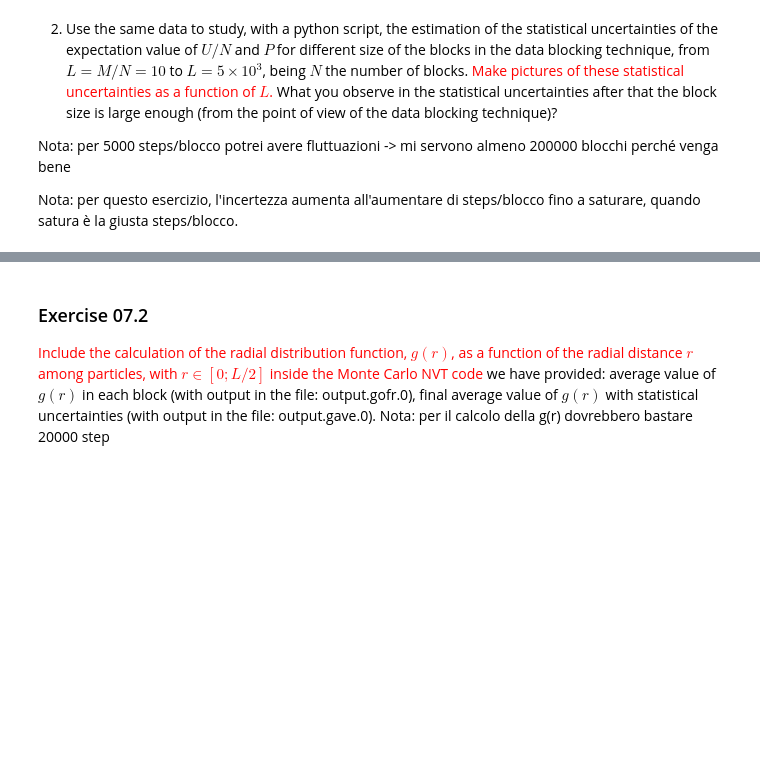
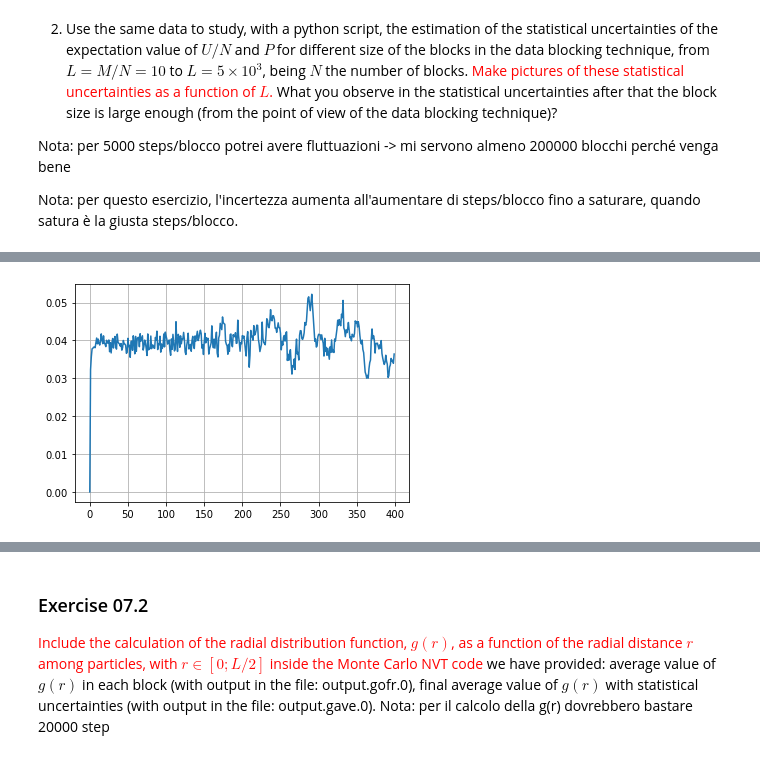
Before and after one commit to Daniele95/LSN, a Jupyter notebook: 7_MonteCarloNVT/LSN_Exercises_07.ipynb, the cells around one changed output, grey strips where cells are left out. Saved outputs shown, nothing was run; the diff lists cells and outputs as text; code cells hidden in the pictures; blank space fills up the shorter version.

```diff
--- a/7_MonteCarloNVT/LSN_Exercises_07.ipynb
+++ b/7_MonteCarloNVT/LSN_Exercises_07.ipynb
@@ -503,14 +501,16 @@ NameError: name 'errori' is not defined
 # %%
 fig=plt.figure('prova')
 ax=fig.add_subplot(111)
 #p=plt.loglog(errori2)
-p=plt.plot(errori2*np.sqrt(np.arange(errori2.size)))
+p=plt.plot(errori2[:4000]*np.sqrt(np.arange(400)))
 plt.grid()
 #ax.set_aspect('equal')
 #plt.xlim(1,1000)
 #plt.ylim(.001,.1)
 x=np.linspace(1,1000)
 #plt.plot(x,.01/np.sqrt(x))
+# %% [output]
+[figure, added]
 # %%
 np.exp(-4)
 np.log(0.01)
```
Also changed, not shown: parts of 4 cells of this notebook, 6 other files.
